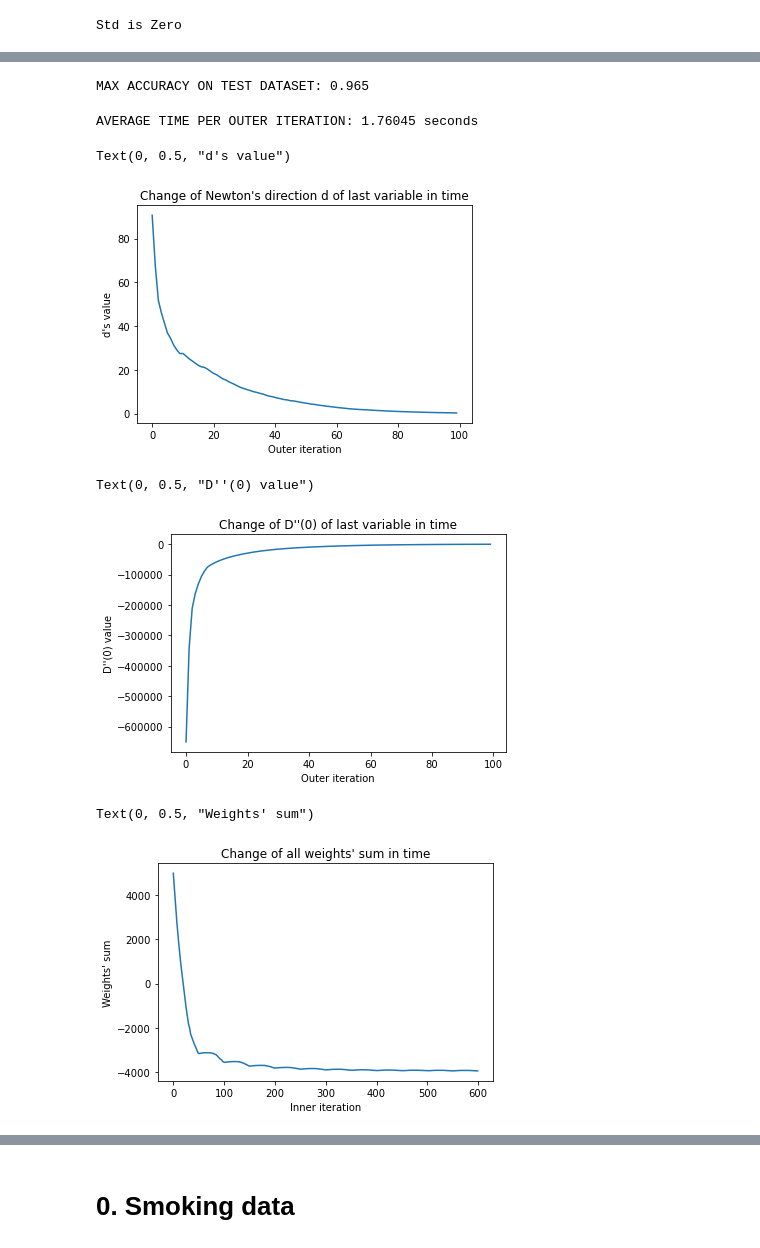
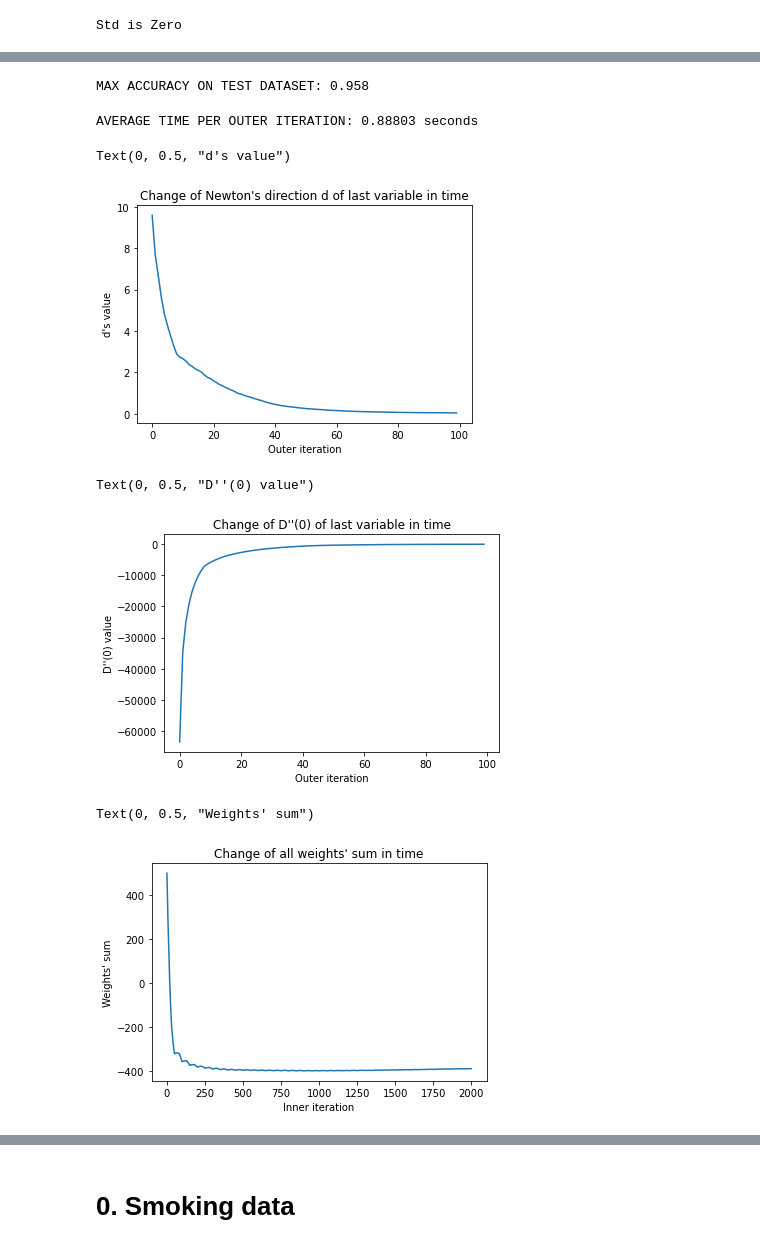
Before and after one commit to WronaPatryk/optimization-project, a Jupyter notebook: c2_tests_on_small_datasets.ipynb, the cells around one changed output, grey strips where cells are left out. Drawn from its saved outputs; the diff is of its cells as text; code cells hidden in the pictures.

Commit message:
notebook update - tests on small datasets

```diff
--- a/c2_tests_on_small_datasets.ipynb
+++ b/c2_tests_on_small_datasets.ipynb
@@ -107,7 +107,7 @@ accs = []
 # initial weights
 
 #weights = np.ones(shape = (1,n_of_features) ) * 1 # initial weights of predictors
-weights = np.ones((n_of_features)) * 100
+weights = np.ones((n_of_features)) * 10
 
 # hyperparameters
 beta = 0.5
@@ -154,6 +154,10 @@ for k in range(100):
 
 
         D_prim_0 *= (-2*C)
+
+        if(abs(D_prim_0) < 0.001):
+            print("Algorithm converged for " + str(i) + "th feature!")
+            continue
         D_prim_0 += np.sign(weights[i]) # L1 regularization
 
         #D_prim_0 += weights[0,i]
@@ -164,6 +168,9 @@ for k in range(100):
 #         D_bis_0 = 1 + 2*C*sum_of_squares_of_column # L2 regularization
         D_bis_0 = 2*C*sum_of_squares_of_column # L1 reglarization
         #-----  equation (13) in the article
+
+#         print("dprim: " + str(D_prim_0))
+#         print("dbis: " + str(D_bis_0))
         d = -D_prim_0/D_bis_0
         ### compute lambda = max{1, beta, beta^2, beta^3, ...}
 
@@ -197,6 +204,7 @@ for k in range(100):
         # update weights
         weights[i] -= lambd*d
 
+#     print("SSCs: " + str(sum_of_squares_of_column))
     ds2.append(d)
     dprim0s2.append(D_prim_0)
     dbis0s2.append(D_bis_0)
@@ -236,11 +244,11 @@ Weights sum:  -3508.605556949892
 # %%
 print("MAX ACCURACY ON TEST DATASET: " + str(np.max(accs_inner)))
 # %% [output]
-MAX ACCURACY ON TEST DATASET: 0.965
+MAX ACCURACY ON TEST DATASET: 0.958
 # %%
 print("AVERAGE TIME PER OUTER ITERATION: " + str(round(np.mean(outer_iteration_times), 5)) + " seconds")
 # %% [output]
-AVERAGE TIME PER OUTER ITERATION: 1.76045 seconds
+AVERAGE TIME PER OUTER ITERATION: 0.88803 seconds
 # %%
 ax = sns.lineplot(x = inn_it[0:100], y = ds2[0:100])
 ax.set_title("Change of Newton's direction d of last variable in time")
@@ -248,7 +256,7 @@ ax.set_xlabel("Outer iteration")
 ax.set_ylabel("d's value")
 # %% [output]
 Text(0, 0.5, "d's value")
-[figure, old version]
+[figure, new version]
 # %%
 ax = sns.lineplot(x = inn_it[0:100], y = dprim0s2[0:100])
 ax.set_title("Change of D''(0) of last variable in time")
@@ -256,13 +264,13 @@ ax.set_xlabel("Outer iteration")
 ax.set_ylabel("D''(0) value")
 # %% [output]
 Text(0, 0.5, "D''(0) value")
-[figure, old version]
+[figure, new version]
 # %%
-ax = sns.lineplot(x = inn_it[0:600], y = weights_sums[0:600])
+ax = sns.lineplot(x = inn_it[0:2000], y = weights_sums[0:2000])
 ax.set_title("Change of all weights' sum in time")
 ax.set_xlabel("Inner iteration")
 ax.set_ylabel("Weights' sum")
 # %% [output]
 Text(0, 0.5, "Weights' sum")
-[figure, old version]
+[figure, new version]
 # %%
```
Also changed, not shown: parts of 33 cells of this notebook.
